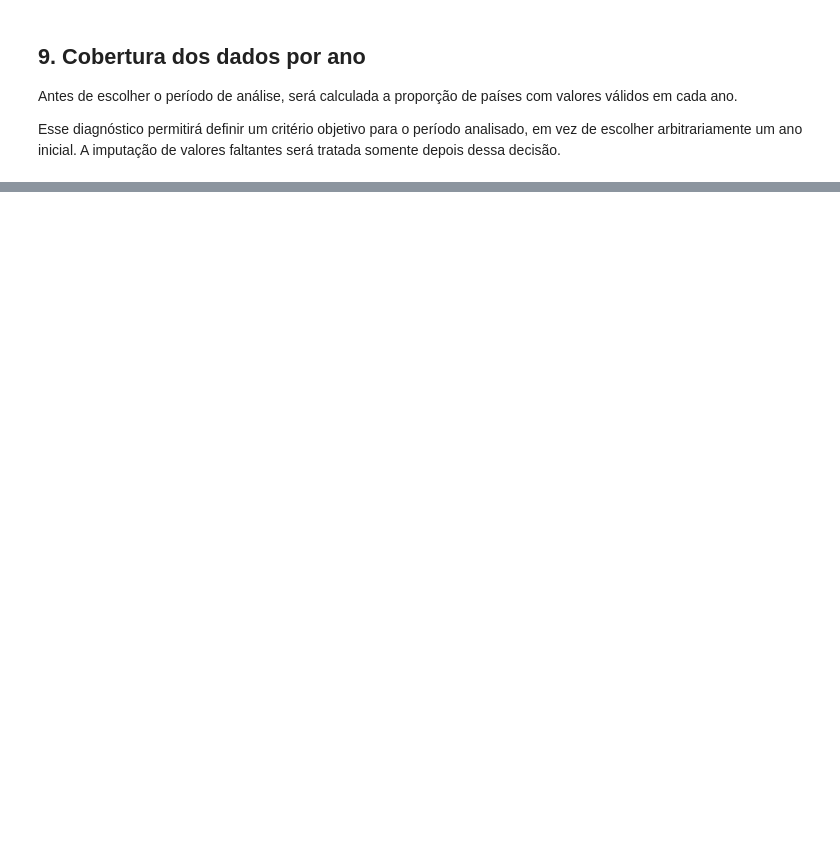
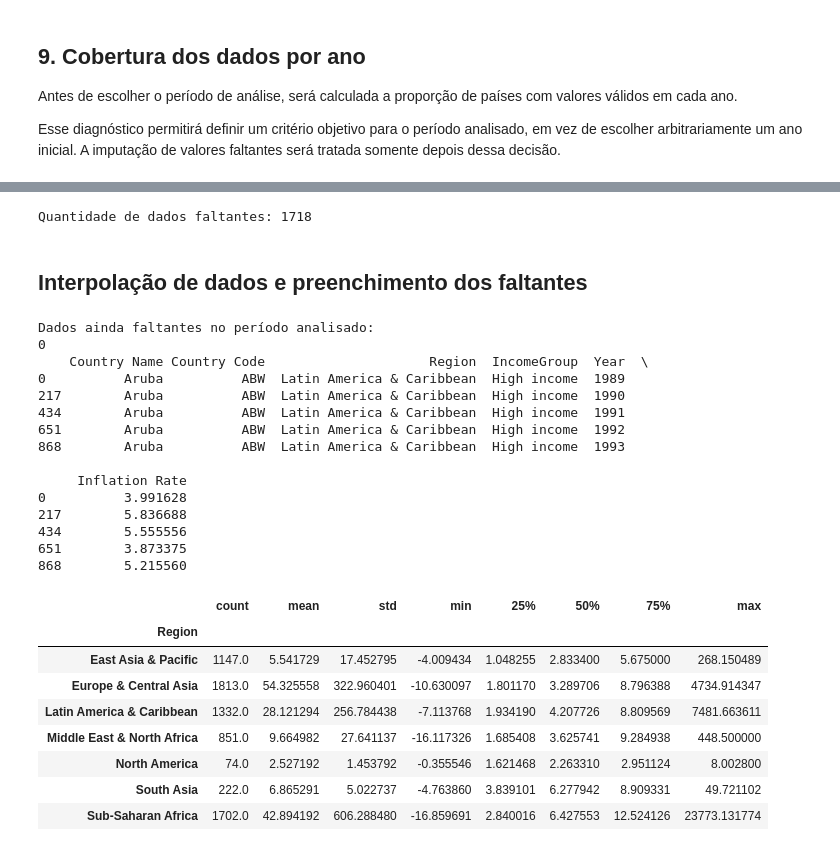
Before and after one commit to LeoPHP1/TP2_Data_science, a Jupyter notebook: TP2_inflacao.ipynb, the cells around one changed output, grey strips where cells are left out. Saved outputs shown, nothing was run; the diff lists cells and outputs as text; code cells hidden in the pictures; blank space fills up the shorter version.

```diff
--- a/TP2_inflacao.ipynb
+++ b/TP2_inflacao.ipynb
@@ -166,0 +257,10 @@ plt.show()
+# %%
+inflation_df_long = inflation_countries_filtered.melt(
+    id_vars=["Country Name", "Country Code", "Region", "IncomeGroup"],
+    value_vars=valid_years,
+    var_name="Year",
+    value_name="Inflation Rate"
+)
+
+inflation_df_long["Year"] = inflation_df_long["Year"].astype(int)
+display(inflation_df_long.head())
@@ -167,2 +274,58 @@ plt.show()
+# %%
+# Quantidade de dados faltantes
+missing_data = inflation_df_long["Inflation Rate"].isna().sum()
+
+print(f"Quantidade de dados faltantes: {missing_data}")
+# %% [output]
+Quantidade de dados faltantes: 1718
+# %% [markdown]
+## Interpolação de dados e preenchimento dos faltantes
+# %%
+#Interpolação
+inflation_df_long = inflation_df_long.sort_values(["Country Code", "Year"])
+
+inflation_df_long["Inflation Rate"] = inflation_df_long.groupby("Country Code")["Inflation Rate"].transform(
+    lambda x: x.interpolate(method="linear", limit=3, limit_direction="both")
+)
+
+#Substituição pela média do país caso ainda haja lacunas:
+inflation_country_mean = inflation_df_long.groupby("Country Code")["Inflation Rate"].transform("mean")
+
+inflation_df_long["Inflation Rate"] = inflation_df_long["Inflation Rate"].fillna(inflation_country_mean)
+
+# Drop, caso ainda haja lacunas:
+inflation_df_long = inflation_df_long.dropna(subset=["Inflation Rate"])
+
+print("Dados ainda faltantes no período analisado:")
+print(inflation_df_long["Inflation Rate"].isna().sum())
+print("\n")
+
+# Resumo estatístico da inflação por região do mundo
+inflation_df_long.groupby("Region")["Inflation Rate"].describe()
+# %% [output]
+Dados ainda faltantes no período analisado:
+0
+    Country Name Country Code                     Region  IncomeGroup  Year  \
+0          Aruba          ABW  Latin America & Caribbean  High income  1989
+217        Aruba          ABW  Latin America & Caribbean  High income  1990
+434        Aruba          ABW  Latin America & Caribbean  High income  1991
+651        Aruba          ABW  Latin America & Caribbean  High income  1992
+868        Aruba          ABW  Latin America & Caribbean  High income  1993
+
+     Inflation Rate
+0          3.991628
+217        5.836688
+434        5.555556
+651        3.873375
+868        5.215560
+|  | count | mean | std | min | 25% | 50% | 75% | max |
+| Region |  |  |  |  |  |  |  |  |
+| East Asia & Pacific | 1147.0 | 5.541729 | 17.452795 | -4.009434 | 1.048255 | 2.833400 | 5.675000 | 268.150489 |
+| Europe & Central Asia | 1813.0 | 54.325558 | 322.960401 | -10.630097 | 1.801170 | 3.289706 | 8.796388 | 4734.914347 |
+| Latin America & Caribbean | 1332.0 | 28.121294 | 256.784438 | -7.113768 | 1.934190 | 4.207726 | 8.809569 | 7481.663611 |
+| Middle East & North Africa | 851.0 | 9.664982 | 27.641137 | -16.117326 | 1.685408 | 3.625741 | 9.284938 | 448.500000 |
+| North America | 74.0 | 2.527192 | 1.453792 | -0.355546 | 1.621468 | 2.263310 | 2.951124 | 8.002800 |
+| South Asia | 222.0 | 6.865291 | 5.022737 | -4.763860 | 3.839101 | 6.277942 | 8.909331 | 49.721102 |
+| Sub-Saharan Africa | 1702.0 | 42.894192 | 606.288480 | -16.859691 | 2.840016 | 6.427553 | 12.524126 | 23773.131774 |
 # %% [markdown]
 ## 11. Próximas etapas
```
Also changed, not shown: parts of 15 cells of this notebook.
